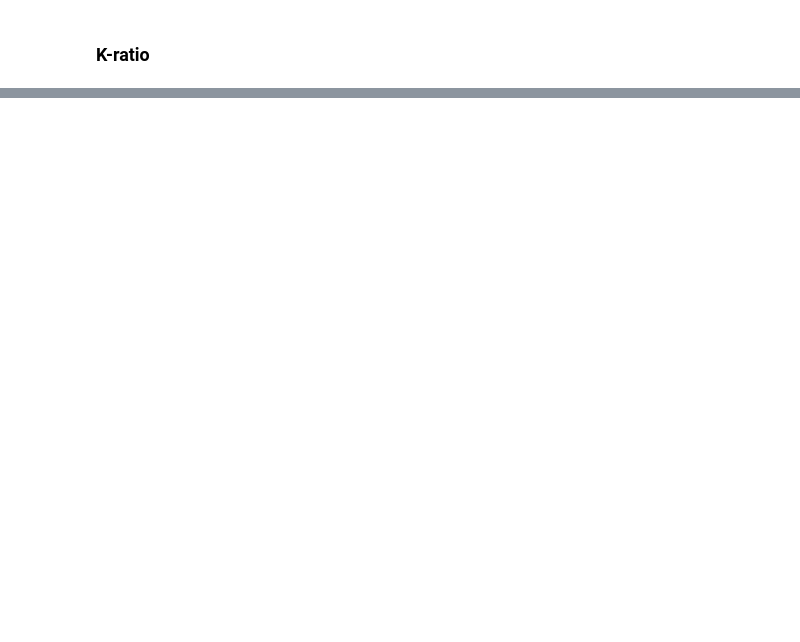
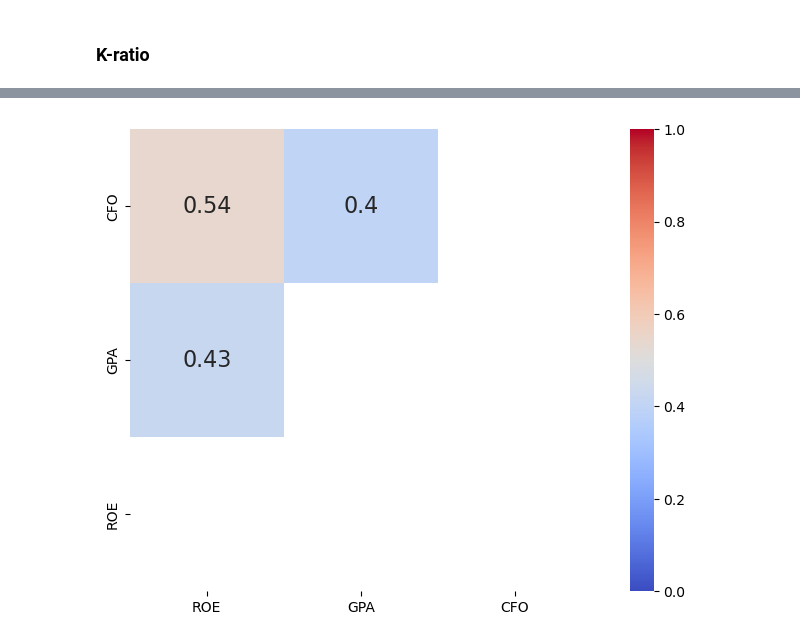
Before and after one commit to ahn283/projects, a Jupyter notebook: portflolio/factor_portfolio_understand.ipynb, the cells around one changed output, grey strips where cells are left out. Drawn from its saved outputs; the diff is of its cells as text; code cells hidden in the pictures; blank space fills up the shorter version.

```diff
--- a/portflolio/factor_portfolio_understand.ipynb
+++ b/portflolio/factor_portfolio_understand.ipynb
@@ -611,0 +671,26 @@ plt.show()
+# %%
+# sort data using srot_value() method
+fs_list = fs_list.sort_values(['company_code', 'account', 'date'])
+# after grouping by company code and account, sum 4 quarters value using rolling() method for getting TTM
+fs_list['ttm'] = fs_list.groupby(['company_code', 'account'], as_index=False)['value'].rolling(
+    window=4, min_periods=4
+).sum()['value']
+fs_list_clean = fs_list.copy()
+
+# get average over asset and capital and use summation of other data
+fs_list_clean['ttm'] = np.where(fs_list_clean['account'].isin(['자산', '자본']),
+                                fs_list_clean['ttm'] / 4, fs_list_clean['ttm'])
+
+# select the most recent data using tail(1) method
+fs_list_clean = fs_list_clean.groupby(['company_code', 'account']).tail(1)
+
+fs_list_pivot = fs_list_clean.pivot(index='company_code', columns='account', values='ttm')
+fs_list_pivot['ROE'] = fs_list_pivot['당기순이익'] / fs_list_pivot['자본']
+fs_list_pivot['GPA'] = fs_list_pivot['매출총이익'] / fs_list_pivot['자산']
+fs_list_pivot['CFO'] = fs_list_pivot['영업활동으로인한현금흐름'] / fs_list_pivot['자산']
+
+# merge with ticker table
+quality_list = ticker_list[['company_code', 'company']].merge(
+    fs_list_pivot, how='left', on='company_code'
+)
+quality_list.round(4).head()
@@ -611,0 +704,21 @@ plt.show()
+# %%
+# ranking of quality factor
+quality_list_copy = quality_list[['ROE', 'GPA', 'CFO']].copy()
+quality_rank = quality_list_copy.rank(ascending=False, axis=0)
+# %%
+# correaltion
+mask = np.triu(quality_rank.corr())
+fig, ax = plt.subplots(figsize=(10, 6))
+sns.heatmap(quality_rank.corr(),
+            annot=True,
+            mask=mask,
+            annot_kws={'size': 16},
+            vmin=0,
+            vmax=1,
+            center=0.5,
+            cmap='coolwarm',
+            square=True)
+ax.invert_yaxis()
+plt.show()
+# %% [output]
+[figure, added]
```
Also changed, not shown: parts of 76 cells of this notebook, 13 other files.
